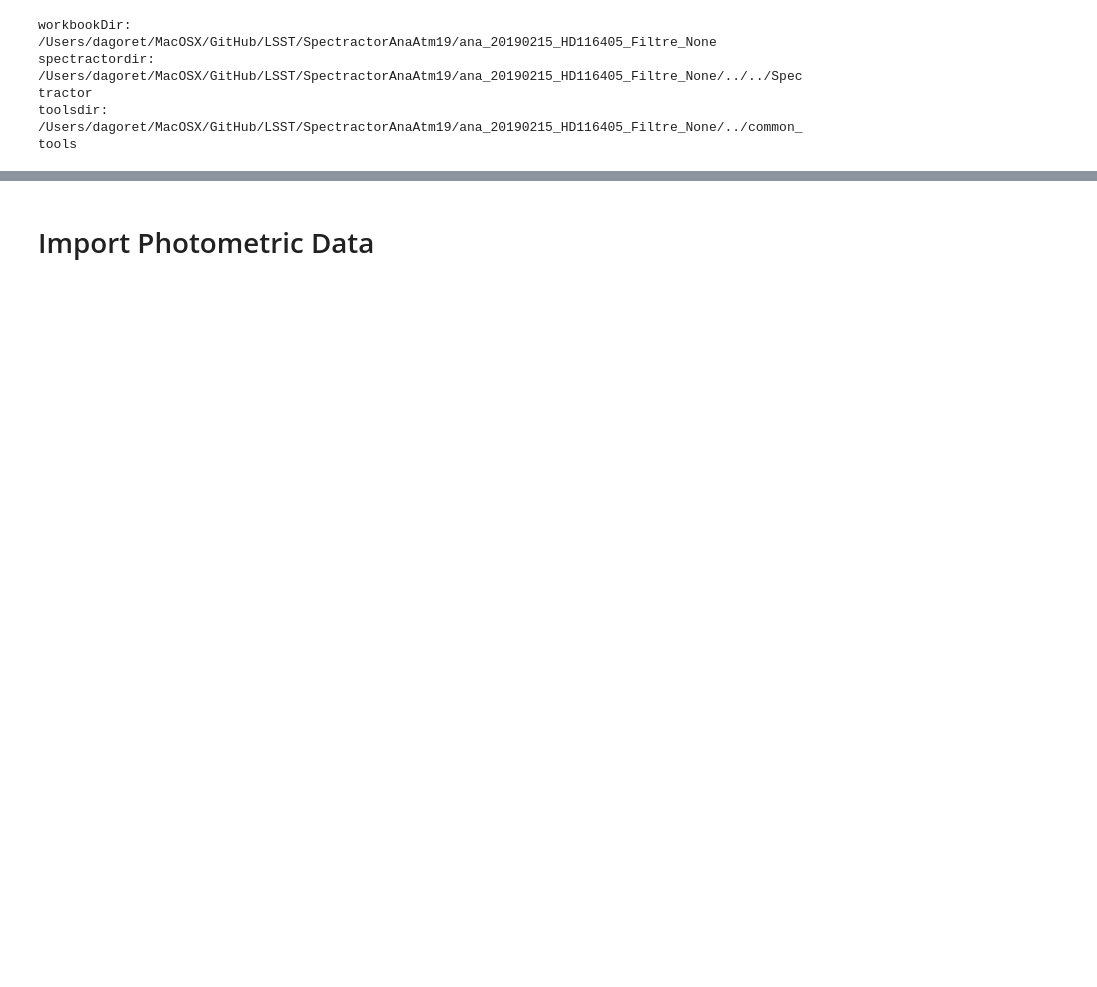
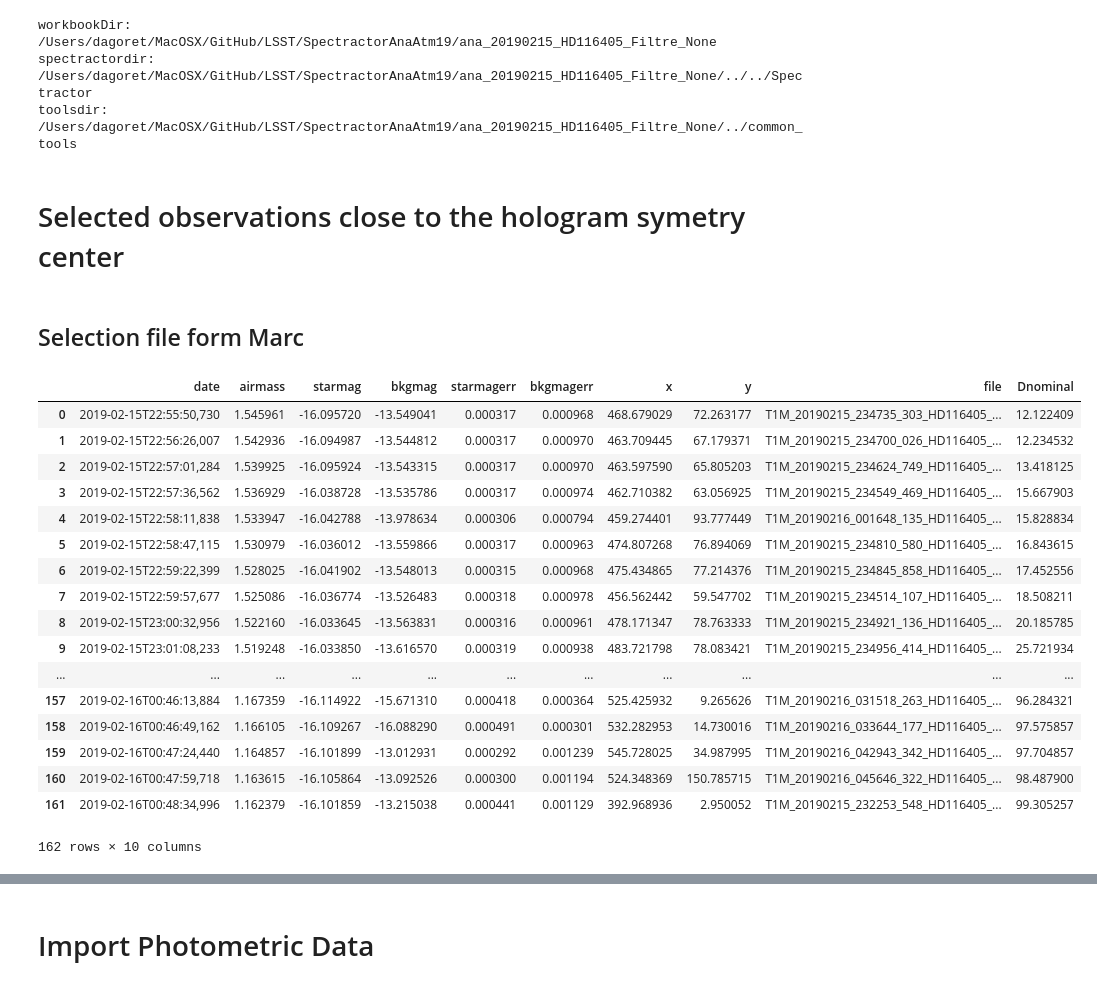
Before and after one commit to sylvielsstfr/SpectractorAnaAtm19, a Jupyter notebook: ana_20190215_HD116405_Filtre_None/MergeSpectroPhoto.ipynb, the cells around one changed output, grey strips where cells are left out. Saved outputs shown, nothing was run; the diff lists cells and outputs as text; code cells hidden in the pictures; blank space fills up the shorter version.

```diff
--- a/ana_20190215_HD116405_Filtre_None/MergeSpectroPhoto.ipynb
+++ b/ana_20190215_HD116405_Filtre_None/MergeSpectroPhoto.ipynb
@@ -103,0 +167,29 @@ def GetTables(tablesdir):
+# %% [markdown]
+# Selected observations close to the hologram symetry center
+# %% [markdown]
+## Selection file form Marc
+# %%
+selection_file="Obs_selections/liste-Dnominal-lt-100.xlsx"
+# %%
+df=pd.read_excel(selection_file,header=1)
+# %%
+df
+# %% [output]
+|  | date | airmass | starmag | bkgmag | starmagerr | bkgmagerr | x | y | file | Dnominal |
+| 0 | 2019-02-15T22:55:50,730 | 1.545961 | -16.095720 | -13.549041 | 0.000317 | 0.000968 | 468.679029 | 72.263177 | T1M_20190215_234735_303_HD116405_... | 12.122409 |
+| 1 | 2019-02-15T22:56:26,007 | 1.542936 | -16.094987 | -13.544812 | 0.000317 | 0.000970 | 463.709445 | 67.179371 | T1M_20190215_234700_026_HD116405_... | 12.234532 |
+| 2 | 2019-02-15T22:57:01,284 | 1.539925 | -16.095924 | -13.543315 | 0.000317 | 0.000970 | 463.597590 | 65.805203 | T1M_20190215_234624_749_HD116405_... | 13.418125 |
+| 3 | 2019-02-15T22:57:36,562 | 1.536929 | -16.038728 | -13.535786 | 0.000317 | 0.000974 | 462.710382 | 63.056925 | T1M_20190215_234549_469_HD116405_... | 15.667903 |
+| 4 | 2019-02-15T22:58:11,838 | 1.533947 | -16.042788 | -13.978634 | 0.000306 | 0.000794 | 459.274401 | 93.777449 | T1M_20190216_001648_135_HD116405_... | 15.828834 |
+| 5 | 2019-02-15T22:58:47,115 | 1.530979 | -16.036012 | -13.559866 | 0.000317 | 0.000963 | 474.807268 | 76.894069 | T1M_20190215_234810_580_HD116405_... | 16.843615 |
+| 6 | 2019-02-15T22:59:22,399 | 1.528025 | -16.041902 | -13.548013 | 0.000315 | 0.000968 | 475.434865 | 77.214376 | T1M_20190215_234845_858_HD116405_... | 17.452556 |
+| 7 | 2019-02-15T22:59:57,677 | 1.525086 | -16.036774 | -13.526483 | 0.000318 | 0.000978 | 456.562442 | 59.547702 | T1M_20190215_234514_107_HD116405_... | 18.508211 |
+| 8 | 2019-02-15T23:00:32,956 | 1.522160 | -16.033645 | -13.563831 | 0.000316 | 0.000961 | 478.171347 | 78.763333 | T1M_20190215_234921_136_HD116405_... | 20.185785 |
+| 9 | 2019-02-15T23:01:08,233 | 1.519248 | -16.033850 | -13.616570 | 0.000319 | 0.000938 | 483.721798 | 78.083421 | T1M_20190215_234956_414_HD116405_... | 25.721934 |
+| ... | ... | ... | ... | ... | ... | ... | ... | ... | ... | ... |
+| 157 | 2019-02-16T00:46:13,884 | 1.167359 | -16.114922 | -15.671310 | 0.000418 | 0.000364 | 525.425932 | 9.265626 | T1M_20190216_031518_263_HD116405_... | 96.284321 |
+| 158 | 2019-02-16T00:46:49,162 | 1.166105 | -16.109267 | -16.088290 | 0.000491 | 0.000301 | 532.282953 | 14.730016 | T1M_20190216_033644_177_HD116405_... | 97.575857 |
+| 159 | 2019-02-16T00:47:24,440 | 1.164857 | -16.101899 | -13.012931 | 0.000292 | 0.001239 | 545.728025 | 34.987995 | T1M_20190216_042943_342_HD116405_... | 97.704857 |
+| 160 | 2019-02-16T00:47:59,718 | 1.163615 | -16.105864 | -13.092526 | 0.000300 | 0.001194 | 524.348369 | 150.785715 | T1M_20190216_045646_322_HD116405_... | 98.487900 |
+| 161 | 2019-02-16T00:48:34,996 | 1.162379 | -16.101859 | -13.215038 | 0.000441 | 0.001129 | 392.968936 | 2.950052 | T1M_20190215_232253_548_HD116405_... | 99.305257 |
+162 rows × 10 columns
```
Also changed, not shown: parts of 34 cells of this notebook, 1 other file.
